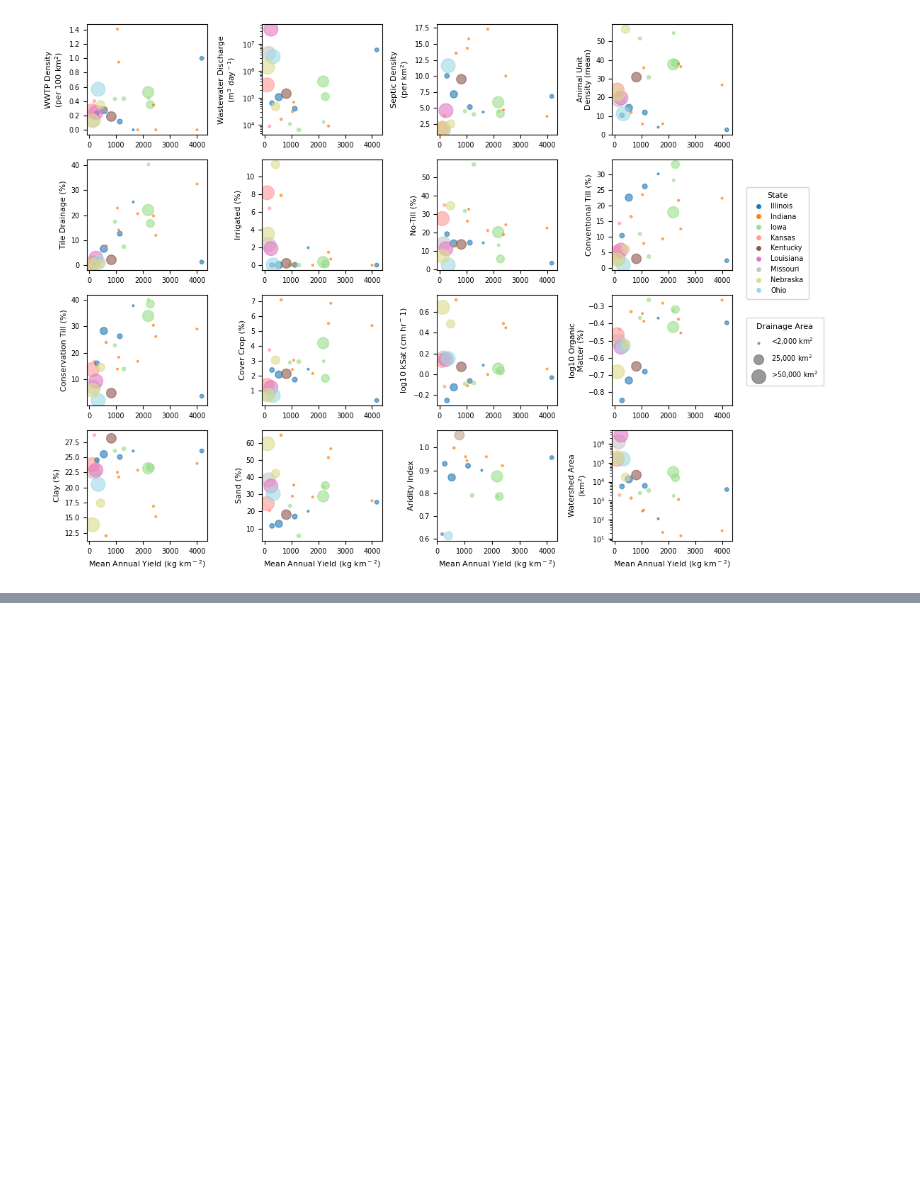
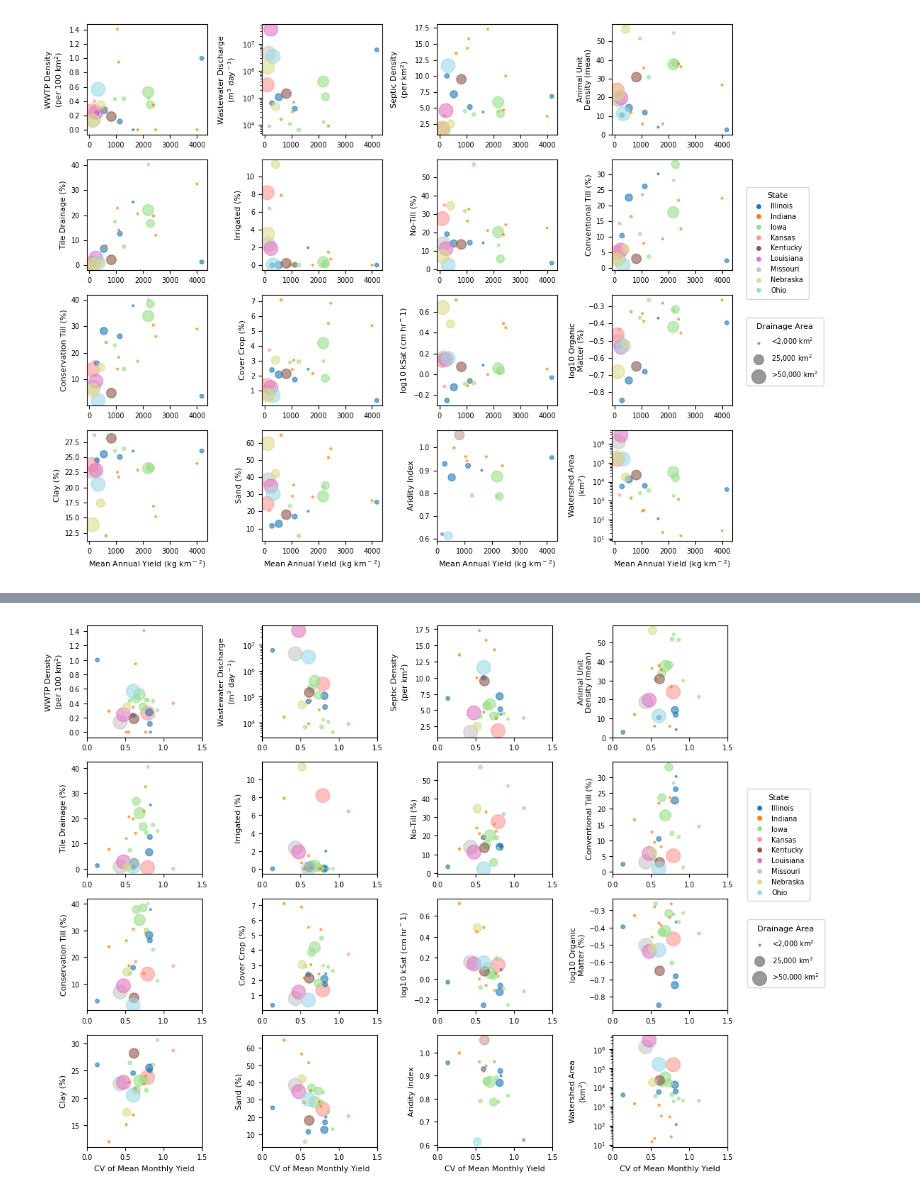
Before and after one commit to danykakbyrnes/STREAM_seasonality, a Jupyter notebook: spatial_data_exploration.ipynb, the cells around one changed output, grey strips where cells are left out. Saved outputs shown, nothing was run; the diff lists cells and outputs as text; code cells hidden in the pictures; blank space fills up the shorter version.

```diff
--- a/spatial_data_exploration.ipynb
+++ b/spatial_data_exploration.ipynb
@@ -498,0 +688,11 @@ plt.savefig(f'../OUTPUT/2_spatial_patterns/yield_watershed_properties_marker_are
+# %%
+# Pull cv_annual into a dataframe and merge
+cv_mth_mn_df = pd.DataFrame({
+    'STREAM_ID': list(cv.keys()),
+    'state_name': [v['state_name'] for v in cv.values()],
+    'drainagearea_sqkm': [v['drainagearea_sqkm'] for v in cv.values()],
+    'cv_mth_mn': [v['cv_mth_mn'] for v in cv.values()]
+})
+
+cv_mth_mn_basinchar = basin_characteristics.merge(cv_mth_mn_df, on='STREAM_ID')
+cv_mth_mn_basinchar.head()
@@ -498,0 +706,54 @@ plt.savefig(f'../OUTPUT/2_spatial_patterns/yield_watershed_properties_marker_are
+# %%
+# Creating figure of CV monthly means
+
+marker_scale = 250
+size = np.clip(cv_mth_mn_basinchar['drainagearea_sqkm'], 1000, 50000) / marker_scale
+state_categories = cv_mth_mn_basinchar['state_name'].astype('category')
+state_codes = state_categories.cat.codes
+unique_states = state_categories.cat.categories
+norm = mcolors.Normalize(vmin=0, vmax=len(unique_states) - 1)
+
+n = len(basin_chars)
+ncols = 4
+nrows = -(-n // ncols)
+
+fig, axes = plt.subplots(nrows, ncols, figsize=(10, nrows * 2), sharey=False)
+ax = axes.flatten()
+
+for i, (col, label) in enumerate(basin_chars):
+    ax[i].scatter(cv_mth_mn_basinchar['cv_mth_mn'], cv_mth_mn_basinchar[col],
+                  alpha=0.6, s=size, c=state_codes, cmap=cmap_states)
+    ax[i].set_ylabel(label, fontsize=8)
+    ax[i].tick_params(labelsize=7)
+    if col in ('area_km2', 'waste_dis_total_m3_d'):
+        ax[i].set_yscale('log')
+    if i >= n - ncols:
+        ax[i].set_xlabel("CV of Mean Monthly Yield", fontsize=8)
+    ax[i].set_xlim([0,1.5])
+for j in range(n, len(ax)):
+    ax[j].set_visible(False)
+
+legend_handles_size = [
+    plt.scatter([], [], s=s, color='grey', alpha=0.8, label=label)
+    for s, label in zip(legend_sizes, legend_labels)
+]
+
+legend_handles_colour = [
+    Line2D([0], [0], marker='o', color='w', markerfacecolor=cmap_states(norm(i)),
+           markersize=6, label=state)
+    for i, state in enumerate(unique_states)
+]
+
+fig.legend(handles=legend_handles_size, title='Drainage Area',
+           loc='upper left', ncol=1, fontsize=7, title_fontsize=8,
+           bbox_to_anchor=(1, 0.47), labelspacing=0.9, borderpad=0.8)
+
+fig.legend(handles=legend_handles_colour, title='State',
+           loc='upper left', ncol=1, fontsize=7, title_fontsize=8,
+           bbox_to_anchor=(1, 0.7), borderpad=0.75)
+
+plt.tight_layout()
+plt.savefig('../OUTPUT/2_spatial_patterns/cv_mth_mn_watershed_properties_marker_area_state.png',
+            dpi=600, bbox_inches='tight')
+# %% [output]
+[figure, added]
```
Also changed, not shown: parts of 12 cells of this notebook, 1 other file.
